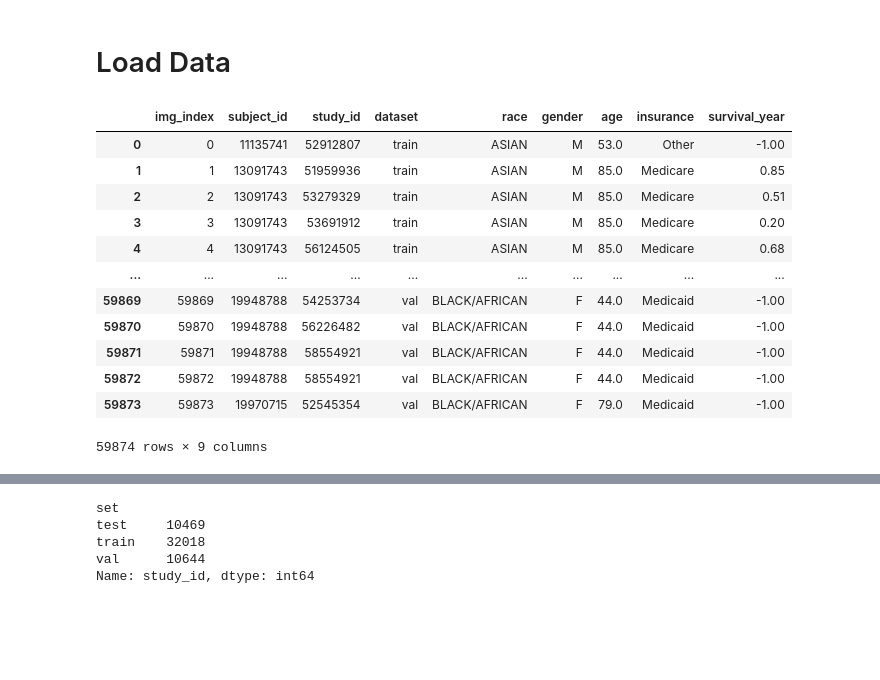
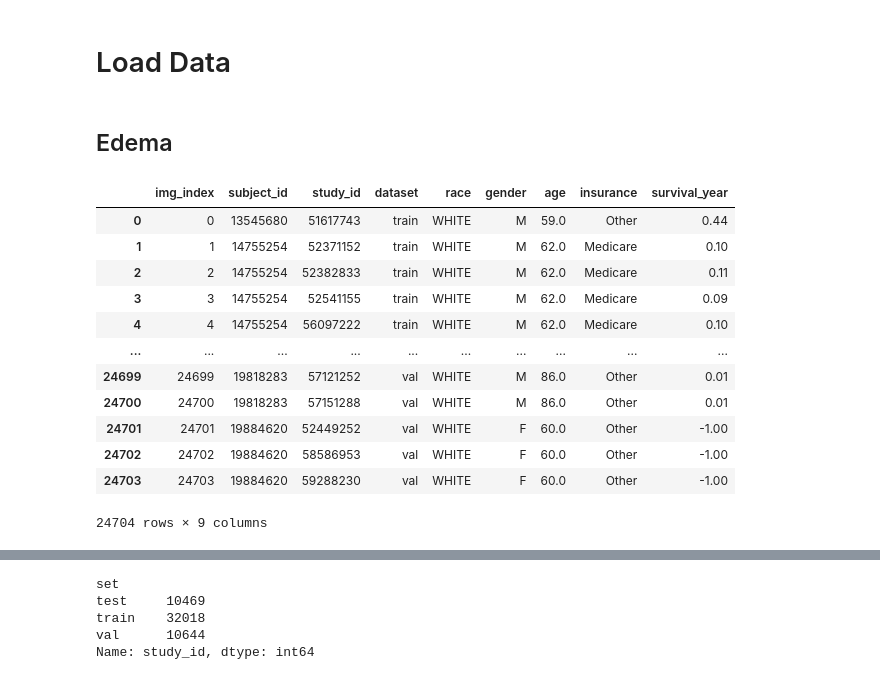
Before and after one commit to Anthonyma0706/CXR_MIMIC_CV, a Jupyter notebook: data_processing.ipynb, the cells around one changed output, grey strips where cells are left out. Saved outputs shown, nothing was run; the diff lists cells and outputs as text; code cells hidden in the pictures; blank space fills up the shorter version.

```diff
--- a/data_processing.ipynb
+++ b/data_processing.ipynb
@@ -183,20 +221,24 @@ plt.imshow(gary2rgb[:,:,2])
 [figure]
 # %% [markdown]
 # Load Data
+# %% [markdown]
+## Edema
+# %%
+df_edema = pd.read_csv('data/Edema/df_Edema_1121.csv')
 # %%
-df_info = pd.read_csv('data\mimic_iv_csv\df_info_1116.csv')
-df_info
+df_meta = df_edema
+df_meta
 # %% [output]
 |  | img_index | subject_id | study_id | dataset | race | gender | age | insurance | survival_year |
-| 0 | 0 | 11135741 | 52912807 | train | ASIAN | M | 53.0 | Other | -1.00 |
-| 1 | 1 | 13091743 | 51959936 | train | ASIAN | M | 85.0 | Medicare | 0.85 |
-| 2 | 2 | 13091743 | 53279329 | train | ASIAN | M | 85.0 | Medicare | 0.51 |
-| 3 | 3 | 13091743 | 53691912 | train | ASIAN | M | 85.0 | Medicare | 0.20 |
-| 4 | 4 | 13091743 | 56124505 | train | ASIAN | M | 85.0 | Medicare | 0.68 |
+| 0 | 0 | 13545680 | 51617743 | train | WHITE | M | 59.0 | Other | 0.44 |
+| 1 | 1 | 14755254 | 52371152 | train | WHITE | M | 62.0 | Medicare | 0.10 |
+| 2 | 2 | 14755254 | 52382833 | train | WHITE | M | 62.0 | Medicare | 0.11 |
+| 3 | 3 | 14755254 | 52541155 | train | WHITE | M | 62.0 | Medicare | 0.09 |
+| 4 | 4 | 14755254 | 56097222 | train | WHITE | M | 62.0 | Medicare | 0.10 |
 | ... | ... | ... | ... | ... | ... | ... | ... | ... | ... |
-| 59869 | 59869 | 19948788 | 54253734 | val | BLACK/AFRICAN | F | 44.0 | Medicaid | -1.00 |
-| 59870 | 59870 | 19948788 | 56226482 | val | BLACK/AFRICAN | F | 44.0 | Medicaid | -1.00 |
-| 59871 | 59871 | 19948788 | 58554921 | val | BLACK/AFRICAN | F | 44.0 | Medicaid | -1.00 |
-| 59872 | 59872 | 19948788 | 58554921 | val | BLACK/AFRICAN | F | 44.0 | Medicaid | -1.00 |
-| 59873 | 59873 | 19970715 | 52545354 | val | BLACK/AFRICAN | F | 79.0 | Medicaid | -1.00 |
+| 24699 | 24699 | 19818283 | 57121252 | val | WHITE | M | 86.0 | Other | 0.01 |
+| 24700 | 24700 | 19818283 | 57151288 | val | WHITE | M | 86.0 | Other | 0.01 |
+| 24701 | 24701 | 19884620 | 52449252 | val | WHITE | F | 60.0 | Other | -1.00 |
+| 24702 | 24702 | 19884620 | 58586953 | val | WHITE | F | 60.0 | Other | -1.00 |
+| 24703 | 24703 | 19884620 | 59288230 | val | WHITE | F | 60.0 | Other | -1.00 |
-59874 rows × 9 columns
+24704 rows × 9 columns
```
Also changed, not shown: parts of 12 cells of this notebook.
